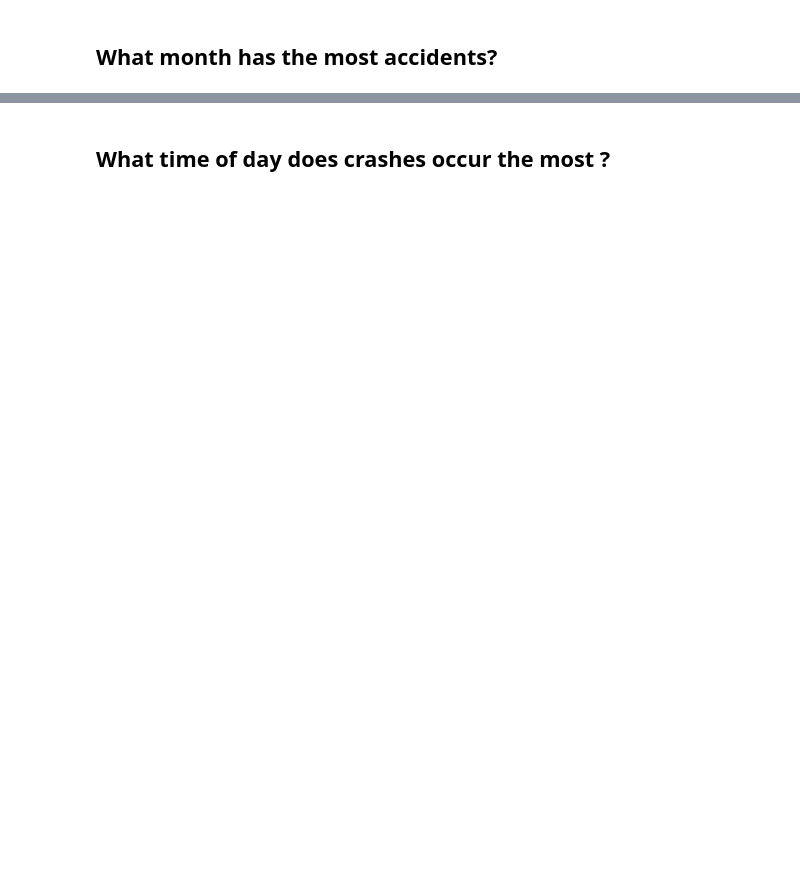
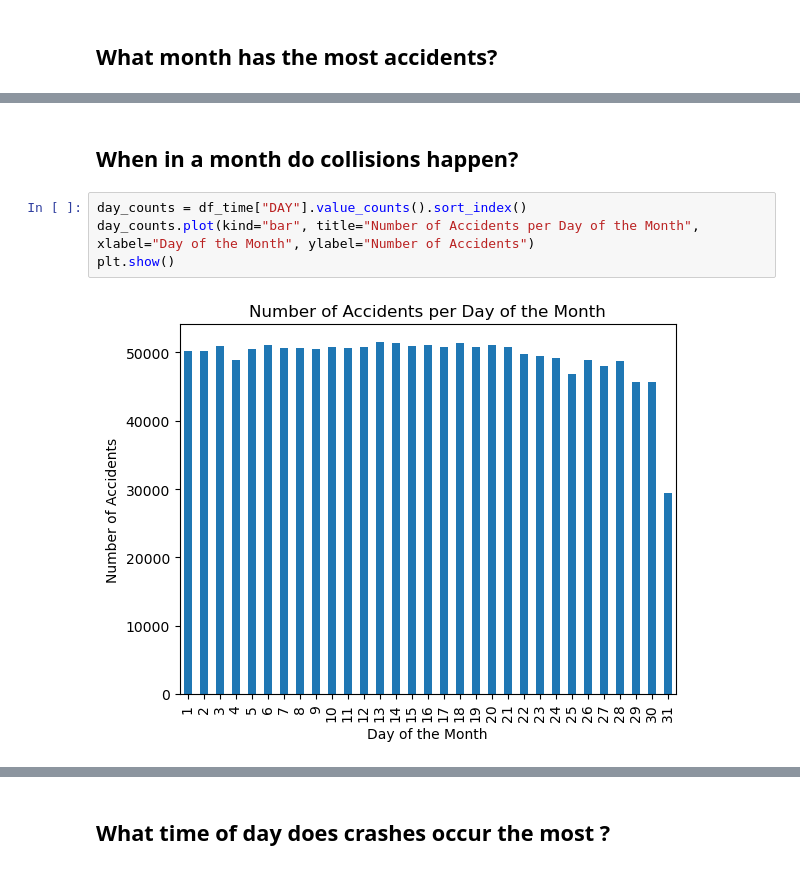
Before and after one commit to bonluc/02806_social_data_analysis_project, a Jupyter notebook: data_analysis.ipynb, the cells around one changed output, grey strips where cells are left out. Saved outputs shown, nothing was run; the diff lists cells and outputs as text; blank space fills up the shorter version.

```diff
--- a/data_analysis.ipynb
+++ b/data_analysis.ipynb
@@ -135,0 +234,8 @@ month_counts.plot(kind="bar", title="Number of Accidents per Month", xlabel="Mon
+# %% [markdown]
+## When in a month do collisions happen?
+# %%
+day_counts = df_time["DAY"].value_counts().sort_index()
+day_counts.plot(kind="bar", title="Number of Accidents per Day of the Month", xlabel="Day of the Month", ylabel="Number of Accidents")
+plt.show()
+# %% [output]
+[figure, added]
```
Also changed, not shown: parts of 29 cells of this notebook.
